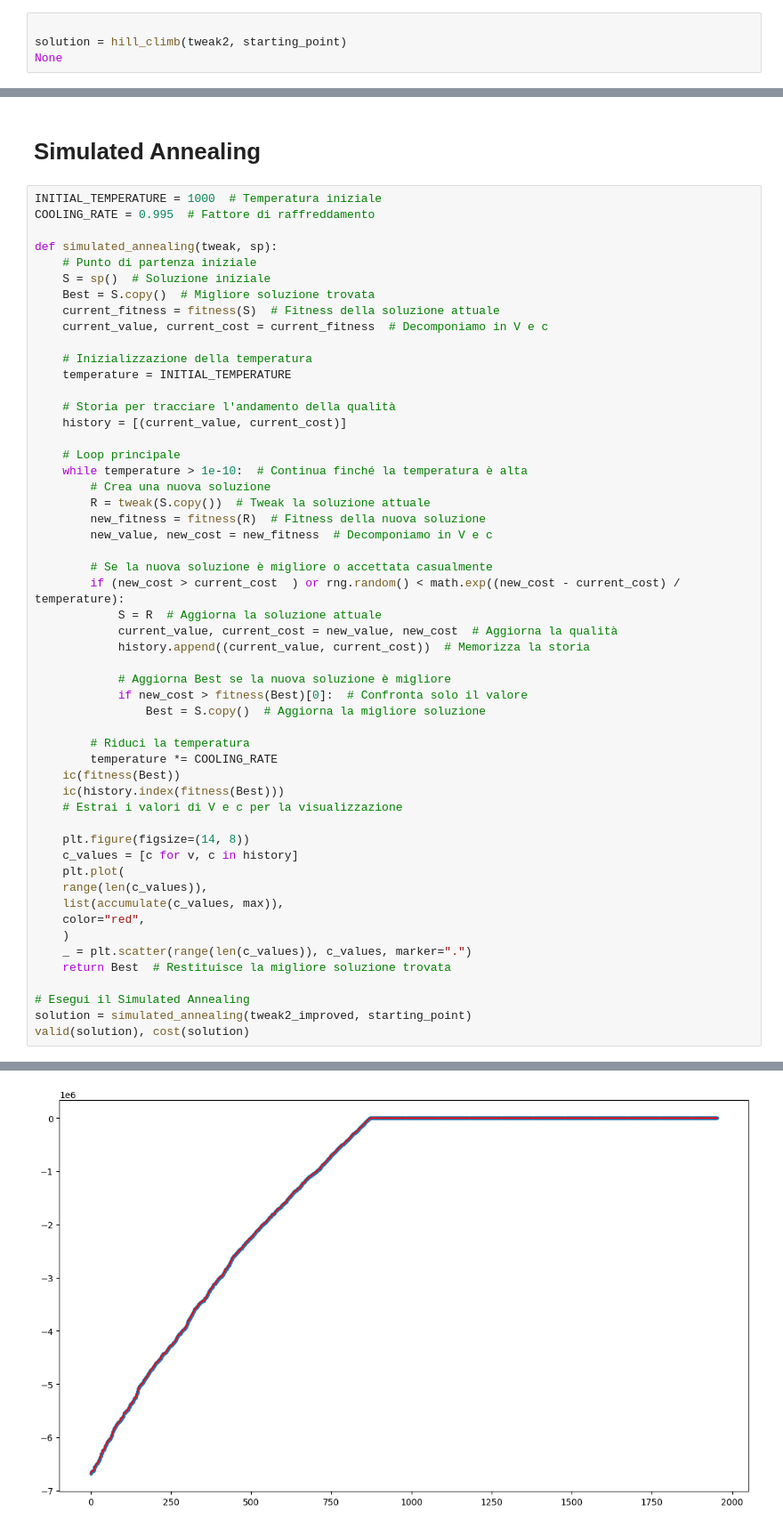
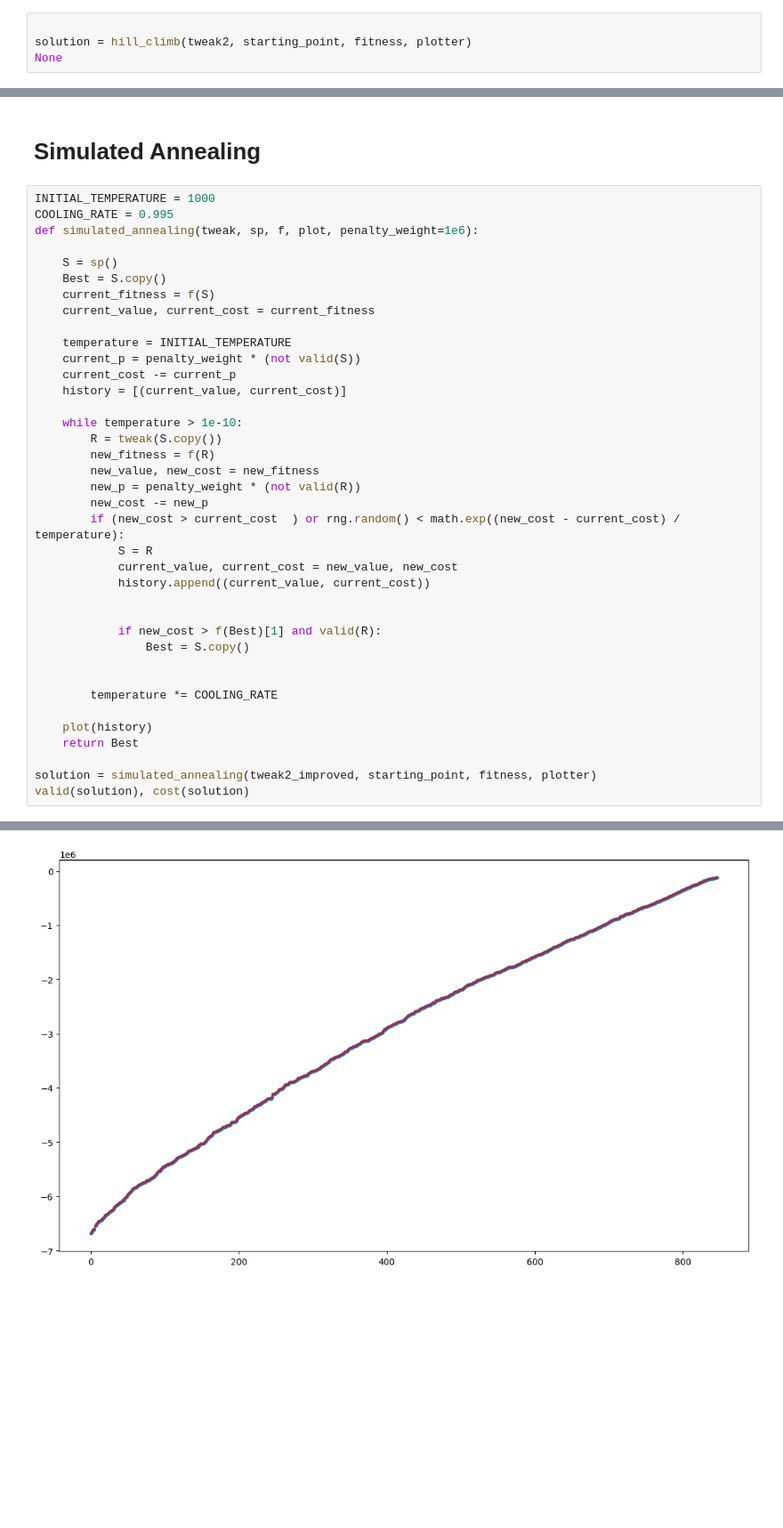
Before and after one commit to Gabriele-Raffaele/CI2024_lab1, a Jupyter notebook: lab1.ipynb, the cells around one changed output, grey strips where cells are left out. Shown: that part at 89% size. Cells and saved outputs as stored; diff of their text form; blank space fills up the shorter version.

```diff
--- a/lab1.ipynb
+++ b/lab1.ipynb
@@ -110,6 +107,6 @@ def tweak2(solution):
     return new_solution
 # %%
 
-solution = hill_climb(tweak2, starting_point)
+solution = hill_climb(tweak2, starting_point, fitness, plotter)
 None
 # %% [output]
@@ -189,56 +174,41 @@ valid(solution), cost(solution)
 # %% [markdown]
 # Simulated Annealing
 # %%
-INITIAL_TEMPERATURE = 1000  # Temperatura iniziale
-COOLING_RATE = 0.995  # Fattore di raffreddamento
+INITIAL_TEMPERATURE = 1000
+COOLING_RATE = 0.995
+def simulated_annealing(tweak, sp, f, plot, penalty_weight=1e6):
 
-def simulated_annealing(tweak, sp):
-    # Punto di partenza iniziale
-    S = sp()  # Soluzione iniziale
-    Best = S.copy()  # Migliore soluzione trovata
-    current_fitness = fitness(S)  # Fitness della soluzione attuale
-    current_value, current_cost = current_fitness  # Decomponiamo in V e c
+    S = sp()
+    Best = S.copy()
+    current_fitness = f(S)
+    current_value, current_cost = current_fitness
 
-    # Inizializzazione della temperatura
     temperature = INITIAL_TEMPERATURE
-
-    # Storia per tracciare l'andamento della qualità
+    current_p = penalty_weight * (not valid(S))
+    current_cost -= current_p
     history = [(current_value, current_cost)]
 
-    # Loop principale
-    while temperature > 1e-10:  # Continua finché la temperatura è alta
-        # Crea una nuova soluzione
-        R = tweak(S.copy())  # Tweak la soluzione attuale
-        new_fitness = fitness(R)  # Fitness della nuova soluzione
-        new_value, new_cost = new_fitness  # Decomponiamo in V e c
+    while temperature > 1e-10:
+        R = tweak(S.copy())
+        new_fitness = f(R)
+        new_value, new_cost = new_fitness
+        new_p = penalty_weight * (not valid(R))
+        new_cost -= new_p
+        if (new_cost > current_cost  ) or rng.random() < math.exp((new_cost - current_cost) / temperature):
+            S = R
+            current_value, current_cost = new_value, new_cost
+            history.append((current_value, current_cost))
 
-        # Se la nuova soluzione è migliore o accettata casualmente
-        if (new_cost > current_cost  ) or rng.random() < math.exp((new_cost - current_cost) / temperature):
-            S = R  # Aggiorna la soluzione attuale
-            current_value, current_cost = new_value, new_cost  # Aggiorna la qualità
-            history.append((current_value, current_cost))  # Memorizza la storia
 
-            # Aggiorna Best se la nuova soluzione è migliore
-            if new_cost > fitness(Best)[0]:  # Confronta solo il valore
-                Best = S.copy()  # Aggiorna la migliore soluzione
+            if new_cost > f(Best)[1] and valid(R):
+                Best = S.copy()
 
-        # Riduci la temperatura
+
         temperature *= COOLING_RATE
-    ic(fitness(Best))
-    ic(history.index(fitness(Best)))
-    # Estrai i valori di V e c per la visualizzazione
 
-    plt.figure(figsize=(14, 8))
-    c_values = [c for v, c in history]
-    plt.plot(
-    range(len(c_values)),
-    list(accumulate(c_values, max)),
-    color="red",
-    )
-    _ = plt.scatter(range(len(c_values)), c_values, marker=".")
-    return Best  # Restituisce la migliore soluzione trovata
+    plot(history)
+    return Best
 
-# Esegui il Simulated Annealing
-solution = simulated_annealing(tweak2_improved, starting_point)
+solution = simulated_annealing(tweak2_improved, starting_point, fitness, plotter)
 valid(solution), cost(solution)
 # %% [output]
@@ -248 +216 @@ ic| history.index(fitness(Best)): 0
-[figure, old version]
+[figure, new version]
```
Also changed, not shown: parts of 13 cells of this notebook.
